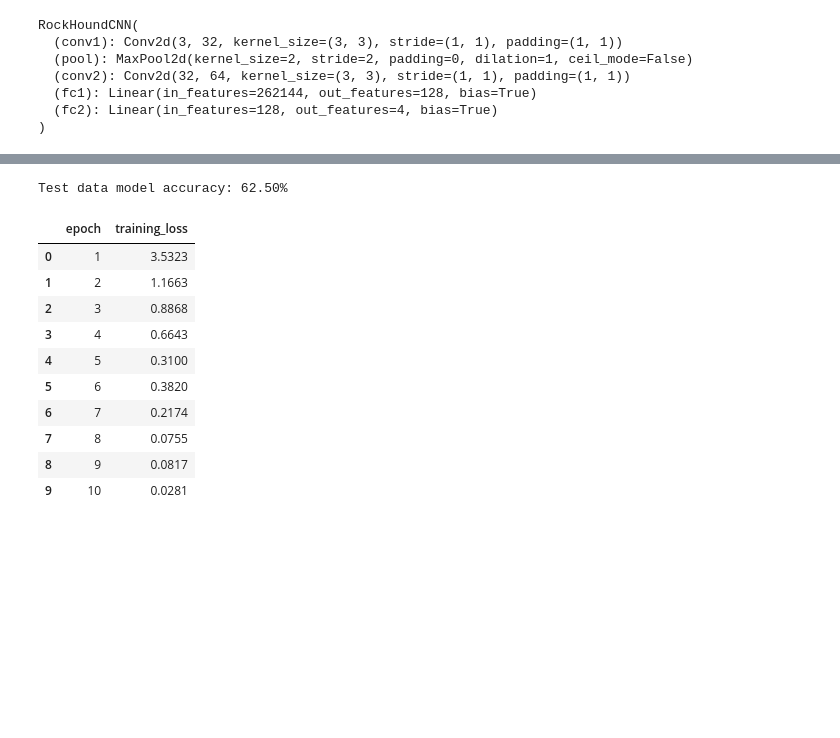
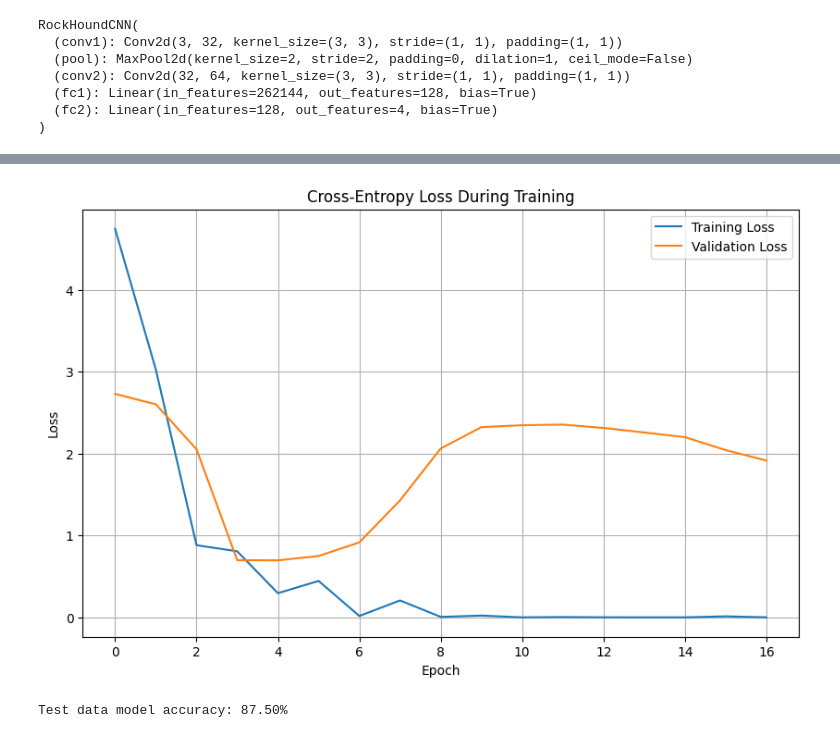
Before and after one commit to Gecervantes01/rockhound, a Jupyter notebook: rock_id_model/data_prep.ipynb, the cells around one changed output, grey strips where cells are left out. Saved outputs shown, nothing was run; the diff lists cells and outputs as text; code cells hidden in the pictures; blank space fills up the shorter version.

```diff
--- a/rock_id_model/data_prep.ipynb
+++ b/rock_id_model/data_prep.ipynb
@@ -223,46 +257,19 @@ Epoch [10/10], Loss: 0.0281
-# %%
-model.eval()
-correct = 0
-total = 0
-
-# Create the label mapping for evaluation
-label_map = {'chalcedony': 0, 'jasper': 1, 'petrifiedwood': 2, 'quartz': 3}
-
-with torch.no_grad():
-    for data in test_loader:
-        images = data[0].to(device)  # Move images to the device
-
-        # Convert labels to numeric using the label mapping
-        # Assuming data[1] is a list of labels
-        numeric_labels = [label_map[label] for label in data[1]]
-
-        # Create tensor from numeric labels
-        labels = torch.tensor(numeric_labels, dtype=torch.long).to(device)
-
-        outputs = model(images)
-        _, predicted = torch.max(outputs.data, 1)
-        total += labels.size(0)
-        correct += (predicted == labels).sum().item()
-
-# Print the accuracy
-accuracy = 100 * correct / total if total > 0 else 0  # Avoid division by zero
-print(f'Test data model accuracy: {accuracy:.2f}%')
-
-df = pd.read_csv('./results/training_results.csv')
-df
-# %% [output]
-Test data model accuracy: 62.50%
-|  | epoch | training_loss |
-| 0 | 1 | 3.5323 |
-| 1 | 2 | 1.1663 |
-| 2 | 3 | 0.8868 |
-| 3 | 4 | 0.6643 |
-| 4 | 5 | 0.3100 |
-| 5 | 6 | 0.3820 |
-| 6 | 7 | 0.2174 |
-| 7 | 8 | 0.0755 |
-| 8 | 9 | 0.0817 |
-| 9 | 10 | 0.0281 |
+# %%
+import matplotlib.pyplot as plt
+
+# Plotting training loss vs validation loss
+plt.figure(figsize=(10, 6))
+plt.plot(train_loss_data, label='Training Loss')
+plt.plot(val_loss_data, label='Validation Loss')
+plt.xlabel('Epoch')
+plt.ylabel('Loss')
+plt.title('Cross-Entropy Loss During Training')
+plt.legend()
+plt.grid()
+plt.show()
+# %% [output]
+[figure, added]
+Test data model accuracy: 87.50%
 # %%
 import torch
 from sklearn.metrics import confusion_matrix
```
Also changed, not shown: parts of 4 cells of this notebook, 1 other file.
